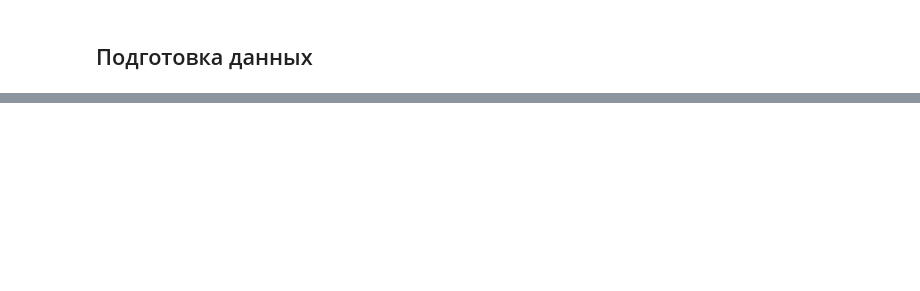
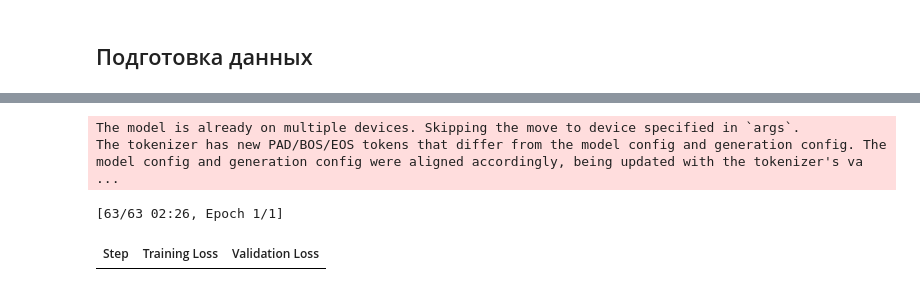
Before and after one commit to Examle20/llm-texts, a Jupyter notebook: solution.ipynb, the cells around one changed output, grey strips where cells are left out. Saved outputs shown, nothing was run; the diff lists cells and outputs as text; code cells hidden in the pictures; blank space fills up the shorter version.

```diff
--- a/solution.ipynb
+++ b/solution.ipynb
@@ -880,0 +636,49 @@ Model Output 2:
+# %%
+import torch
+from transformers import AutoTokenizer
+from trl import SFTConfig, SFTTrainer
+
+MODEL_NAME = "Qwen/Qwen2.5-0.5B"
+
+tokenizer = AutoTokenizer.from_pretrained(MODEL_NAME, use_fast=True)
+
+sft_args = SFTConfig(
+    output_dir="Qwen2.5-0.5B_ru",
+    max_length=512,
+
+    num_train_epochs=1,
+    per_device_train_batch_size=1,
+    per_device_eval_batch_size=1,
+    gradient_accumulation_steps=16,
+
+    learning_rate=2e-5,
+    warmup_ratio=0.03,
+
+    logging_steps=20,
+    eval_strategy="steps",
+    eval_steps=200,
+    save_steps=200,
+    save_total_limit=2,
+
+    fp16=torch.cuda.is_available(),
+    report_to=[]
+)
+
+train_small = train_pc.shuffle(seed=42).select(range(1000))
+eval_small  = val_pc.shuffle(seed=42).select(range(200))
+
+trainer = SFTTrainer(
+    model=MODEL_NAME,
+    args=sft_args,
+    train_dataset=train_small,
+    eval_dataset=eval_small,
+    processing_class=tokenizer
+)
+
+trainer.train()
+trainer.save_model()
+# %% [output]
+The model is already on multiple devices. Skipping the move to device specified in `args`.
+The tokenizer has new PAD/BOS/EOS tokens that differ from the model config and generation config. The model config and generation config were aligned accordingly, being updated with the tokenizer's va ...
+[63/63 02:26, Epoch 1/1]
+| Step | Training Loss | Validation Loss |
```
Also changed, not shown: parts of 15 cells of this notebook.
